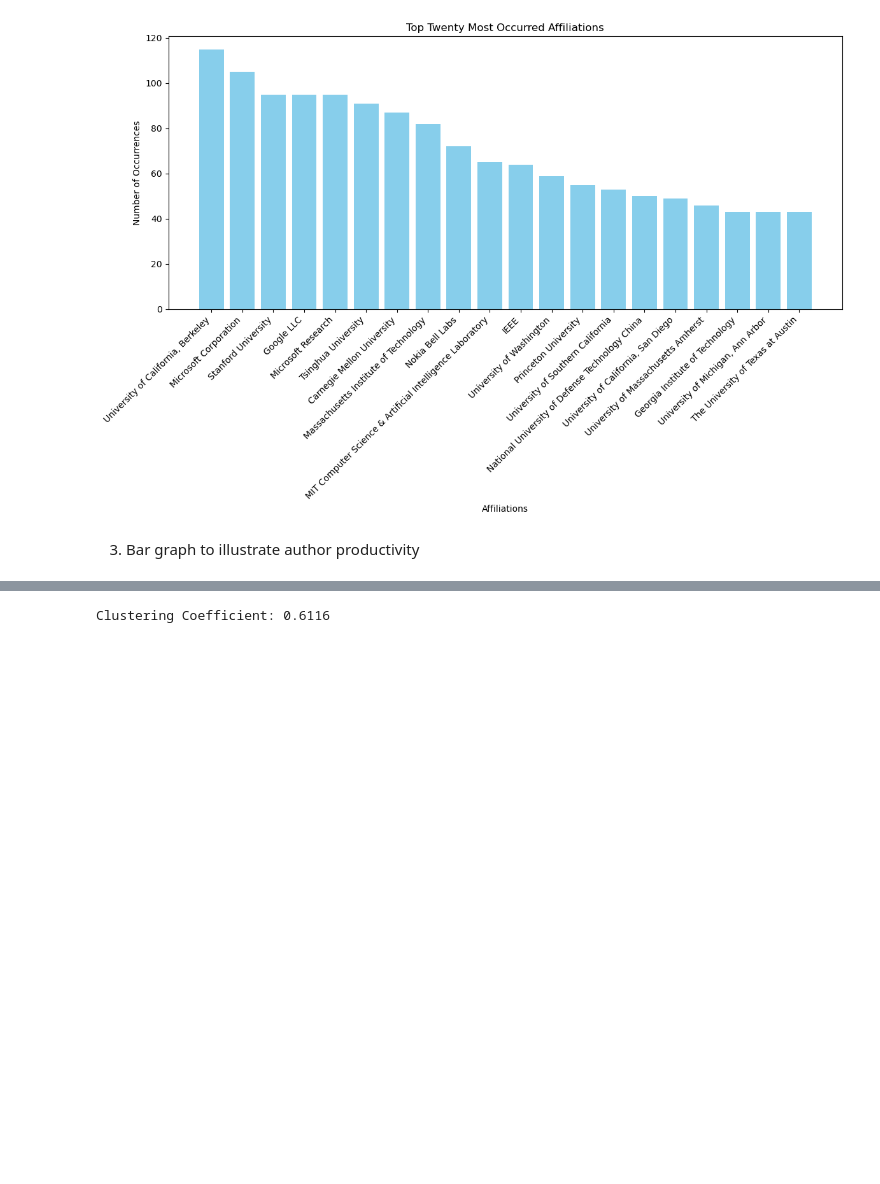
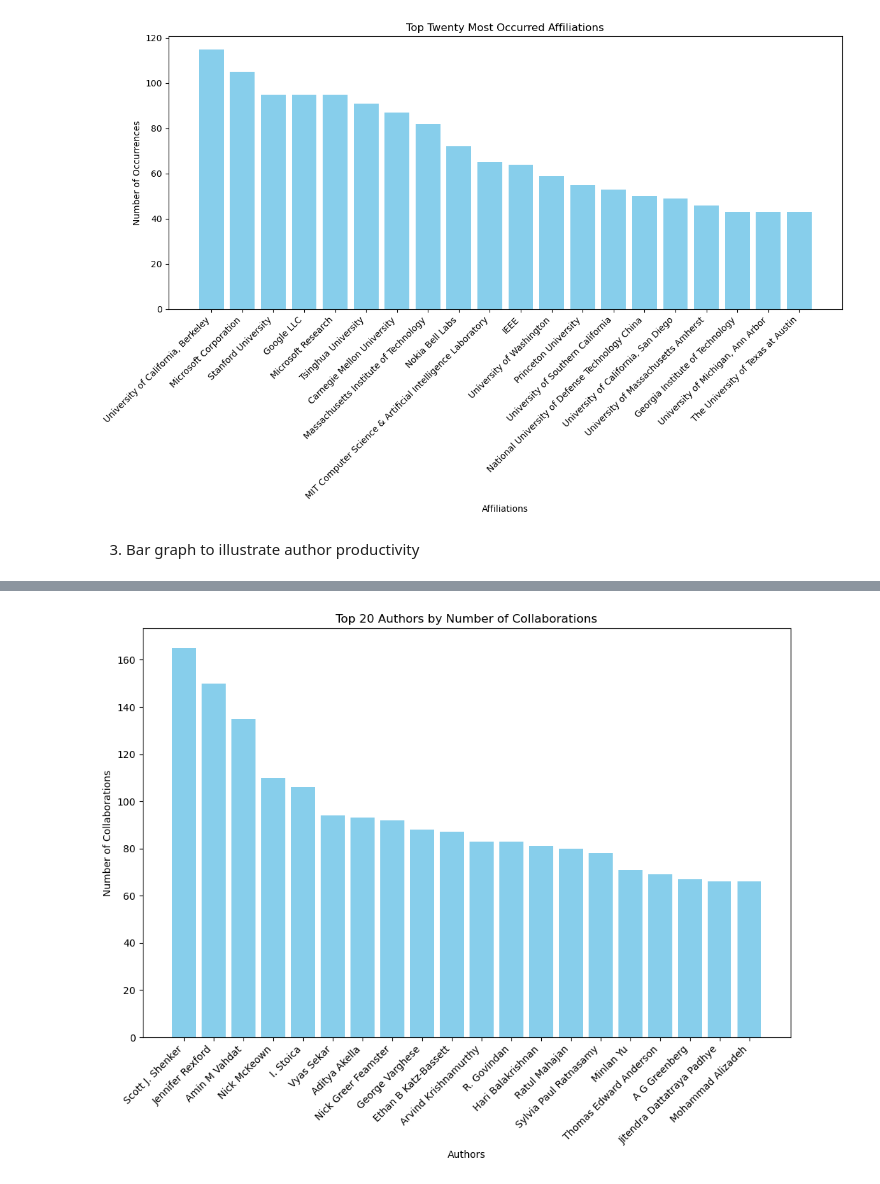
Before and after one commit to jasonliiiii/PeopleWeave_coauthorship, a Jupyter notebook: data/coauthorship_EDA.ipynb, the cells around one changed output, grey strips where cells are left out. Cells and saved outputs as stored; diff of their text form; code cells hidden in the pictures; blank space fills up the shorter version.

```diff
--- a/data/coauthorship_EDA.ipynb
+++ b/data/coauthorship_EDA.ipynb
@@ -111,6 +188,0 @@ for author_id, data in authors.items():
-# %%
-# Calculate clustering coefficient
-clustering_coefficient = nx.average_clustering(G)
-print(f"Clustering Coefficient: {clustering_coefficient:.4f}")
-# %% [output]
-Clustering Coefficient: 0.6116
@@ -116,0 +201,17 @@ Clustering Coefficient: 0.6116
+# %%
+degrees = dict(G.degree())
+top_authors = sorted(degrees.items(), key=lambda x: x[1], reverse=True)[:20]
+
+author_names, collaborations = zip(*top_authors)
+
+# Plotting
+plt.figure(figsize=(10, 8))
+plt.bar(author_names, collaborations, color='skyblue')
+plt.xlabel('Authors')
+plt.ylabel('Number of Collaborations')
+plt.title('Top 20 Authors by Number of Collaborations')
+plt.xticks(rotation=45, ha="right", fontsize=10)  # Rotate names for better visibility
+plt.tight_layout()  # Adjust layout to make room for label rotation
+plt.show()
+# %% [output]
+[figure, added]
```
Also changed, not shown: parts of 22 cells of this notebook, 18 other files.
